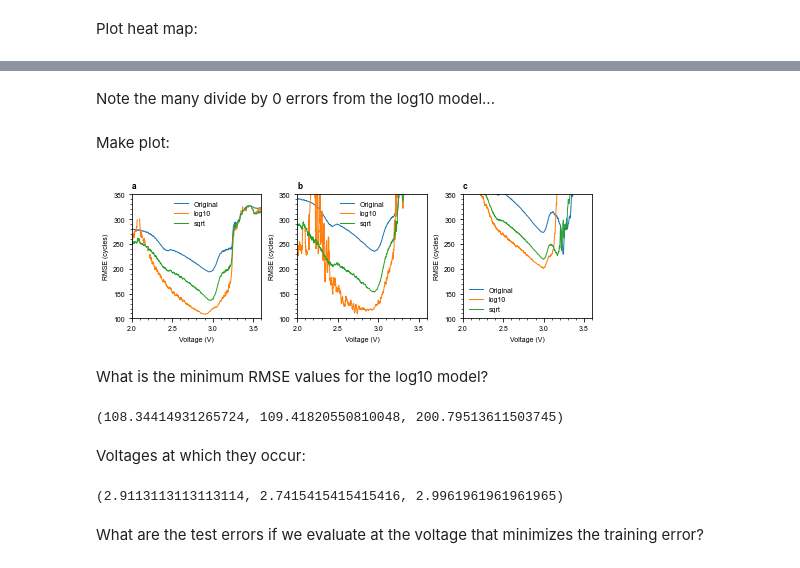
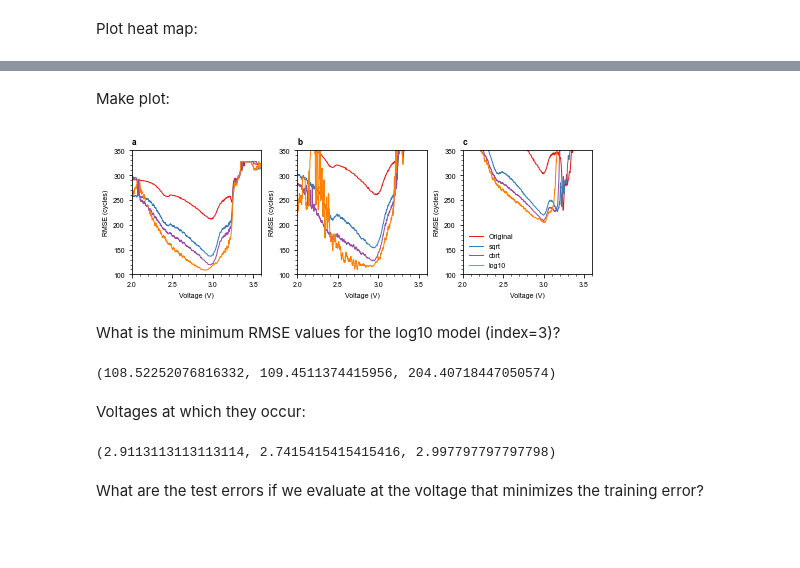
Before and after one commit to petermattia/revisit-severson-et-al, a Jupyter notebook: revisit-severson-et-al.ipynb, the cells around one changed output, grey strips where cells are left out. Cells and saved outputs as stored; diff of their text form; code cells hidden in the pictures; blank space fills up the shorter version.

Commit message:
Major updates
- Clean up figures
- Use enet consistently
- Draft Fig7

```diff
--- a/revisit-severson-et-al.ipynb
+++ b/revisit-severson-et-al.ipynb
@@ -320,8 +323,8 @@ sample_Qsub = Qsub[:, 98] - Qsub[:, 8] # Q100 - Q10
 
 for k, freq in enumerate(sampling_frequencies[::3]):
 
-    ax[0].plot(sample_Qsub[::freq], Vdlin[::freq],
-              '-o', color=colors[k], label=f'{mV_frequencies_reduced[k]} mV')
+    ax[0].plot(sample_Qsub[::freq], Vdlin[::freq], '-o',
+               color=colors[k], label=f'{mV_frequencies_reduced[k]} mV')
 
 ax[0].set_ylim([2.0, 3.6])
 ax[0].set_xlabel('Discharge capacity (Ah)')
@@ -373,6 +376,7 @@ Define transforms:
 # %%
 transforms = {
               'Original': lambda x: x,
+              'sqrt':     lambda x: np.sqrt(np.abs(x)),
+              'cbrt':     lambda x: np.cbrt(x),
               'log10':    lambda x: np.log10(np.abs(x)),
-              'sqrt':     lambda x: np.sqrt(np.abs(x)),
              }
@@ -647,3 +673,7 @@ functions = {
+# %%
+DeltaQ_100_minus_10_train_cycavg = np.mean(data_train[:, :, 96:99], axis=2) - np.mean(data_train[:, :, 7:10], axis=2)
+DeltaQ_100_minus_10_test1_cycavg = np.mean(data_test1_mod[:, :, 96:99], axis=2) - np.mean(data_test1_mod[:, :, 7:10], axis=2)
+DeltaQ_100_minus_10_test2_cycavg = np.mean(data_test2[:, :, 96:99], axis=2) - np.mean(data_test2[:, :, 7:10], axis=2)
 # %% [markdown]
 Loop through all summary statistic features and transforms to train the model and evaluate test error:
 # %%
@@ -663,15 +693,10 @@ for k, func in enumerate(functions):
 
     for k2, trans in enumerate(transforms):
 
-        # Find Q_98:100 - Q_9:11 (keep variable name):
-        DeltaQ_100_minus_10_train = np.mean(data_train[:, :, 96:99], axis=2) - np.mean(data_train[:, :, 7:10], axis=2)
-        DeltaQ_100_minus_10_test1 = np.mean(data_test1_mod[:, :, 96:99], axis=2) - np.mean(data_test1_mod[:, :, 7:10], axis=2)
-        DeltaQ_100_minus_10_test2 = np.mean(data_test2[:, :, 96:99], axis=2) - np.mean(data_test2[:, :, 7:10], axis=2)
-
         # Apply summary statistic to get a single feature per cell
-        X_train = functions[func](DeltaQ_100_minus_10_train)
-        X_test1 = functions[func](DeltaQ_100_minus_10_test1)
-        X_test2 = functions[func](DeltaQ_100_minus_10_test2)
+        X_train = functions[func](DeltaQ_100_minus_10_train_cycavg)
+        X_test1 = functions[func](DeltaQ_100_minus_10_test1_cycavg)
+        X_test2 = functions[func](DeltaQ_100_minus_10_test2_cycavg)
 
         if trans == 'Original':
             do_raw_features_have_consistently_signed_values[func] = (np.sign(np.min(X_train)) == np.sign(np.max(X_train)) and
@@ -687,7 +712,7 @@ for k, func in enumerate(functions):
         X_test1_scaled = scaler.transform(X_test1.reshape(-1, 1))
         X_test2_scaled = scaler.transform(X_test2.reshape(-1, 1))
 
-        # Define and fit elastic net
+        # Define and fit linear regression via enet
         enet = ElasticNetCV(l1_ratio=l1_ratios, cv=5, random_state=0)
         enet.fit(X_train_scaled, y_train)
 
@@ -696,9 +721,9 @@ for k, func in enumerate(functions):
         y_test1_pred = enet.predict(X_test1_scaled)
         y_test2_pred = enet.predict(X_test2_scaled)
 
-        RMSE_train[k, k2] = mean_squared_error(np.power(10, y_train), np.power(10, y_train_pred)) ** 0.5
-        RMSE_test1[k, k2] = mean_squared_error(np.power(10, y_test1_mod), np.power(10, y_test1_pred)) ** 0.5
-        RMSE_test2[k, k2] = mean_squared_error(np.power(10, y_test2), np.power(10, y_test2_pred)) ** 0.5
+        RMSE_train[k, k2] = mean_squared_error(np.power(10, y_train), np.power(10, y_train_pred), squared=False)
+        RMSE_test1[k, k2] = mean_squared_error(np.power(10, y_test1_mod), np.power(10, y_test1_pred), squared=False)
+        RMSE_test2[k, k2] = mean_squared_error(np.power(10, y_test2), np.power(10, y_test2_pred), squared=False)
 
         # Print stats
         skews[k, k2] = skew(X_train)
@@ -815,39 +859,41 @@ for k in np.arange(1000):
-# %% [markdown]
-Note the many divide by 0 errors from the log10 model...
 # %% [markdown]
 Make plot:
 # %%
+transform_colors = cm.get_cmap('Set1')([0, 1, 3, 4])[:,:3]
+
 fig, ax = plt.subplots(figsize=(fig_width_2col, fig_height), nrows=1, ncols=3)
 ax = ax.ravel()
 
-ax[0].plot(Vdlin, RMSE_train)
-ax[1].plot(Vdlin, RMSE_test1)
-ax[2].plot(Vdlin, RMSE_test2)
+for k in range(len(transforms)):
+    ax[0].plot(Vdlin, RMSE_train[:,k], color=transform_colors[k])
+    ax[1].plot(Vdlin, RMSE_test1[:,k], color=transform_colors[k])
+    ax[2].plot(Vdlin, RMSE_test2[:,k], color=transform_colors[k])
 
 for k in np.arange(3):
     ax[k].set_title(chr(97+k), loc='left', weight='bold')
     ax[k].set_xlim([2, 3.6])
     ax[k].set_ylim([100, 350])
     ax[k].set_xlabel('Voltage (V)')
     ax[k].set_ylabel('RMSE (cycles)')
-    ax[k].legend(transforms_list)
+
+ax[2].legend(transforms_list)
 
 plt.tight_layout()
 plt.savefig(figpath / 'fig6_single_point_prediction.eps', format='eps')
 # %% [output]
-[figure, old version]
+[figure, new version]
 # %% [markdown]
-What is the minimum RMSE values for the log10 model?
+What is the minimum RMSE values for the log10 model (index=3)?
 # %%
-np.nanmin(RMSE_train[:,1]), np.nanmin(RMSE_test1[:,1]), np.nanmin(RMSE_test2[:,1])
+np.nanmin(RMSE_train[:,3]), np.nanmin(RMSE_test1[:,3]), np.nanmin(RMSE_test2[:,3])
 # %% [output]
-(108.34414931265724, 109.41820550810048, 200.79513611503745)
+(108.52252076816332, 109.4511374415956, 204.40718447050574)
 # %% [markdown]
 Voltages at which they occur:
 # %%
-Vdlin[np.nanargmin(RMSE_train[:,1])], Vdlin[np.nanargmin(RMSE_test1[:,1])], Vdlin[np.nanargmin(RMSE_test2[:,1])]
+Vdlin[np.nanargmin(RMSE_train[:,3])], Vdlin[np.nanargmin(RMSE_test1[:,3])], Vdlin[np.nanargmin(RMSE_test2[:,3])]
 # %% [output]
-(2.9113113113113114, 2.7415415415415416, 2.9961961961961965)
+(2.9113113113113114, 2.7415415415415416, 2.997797797797798)
 # %% [markdown]
 What are the test errors if we evaluate at the voltage that minimizes the training error?
 # %%
```
Also changed, not shown: parts of 61 cells of this notebook, 6 other files.
